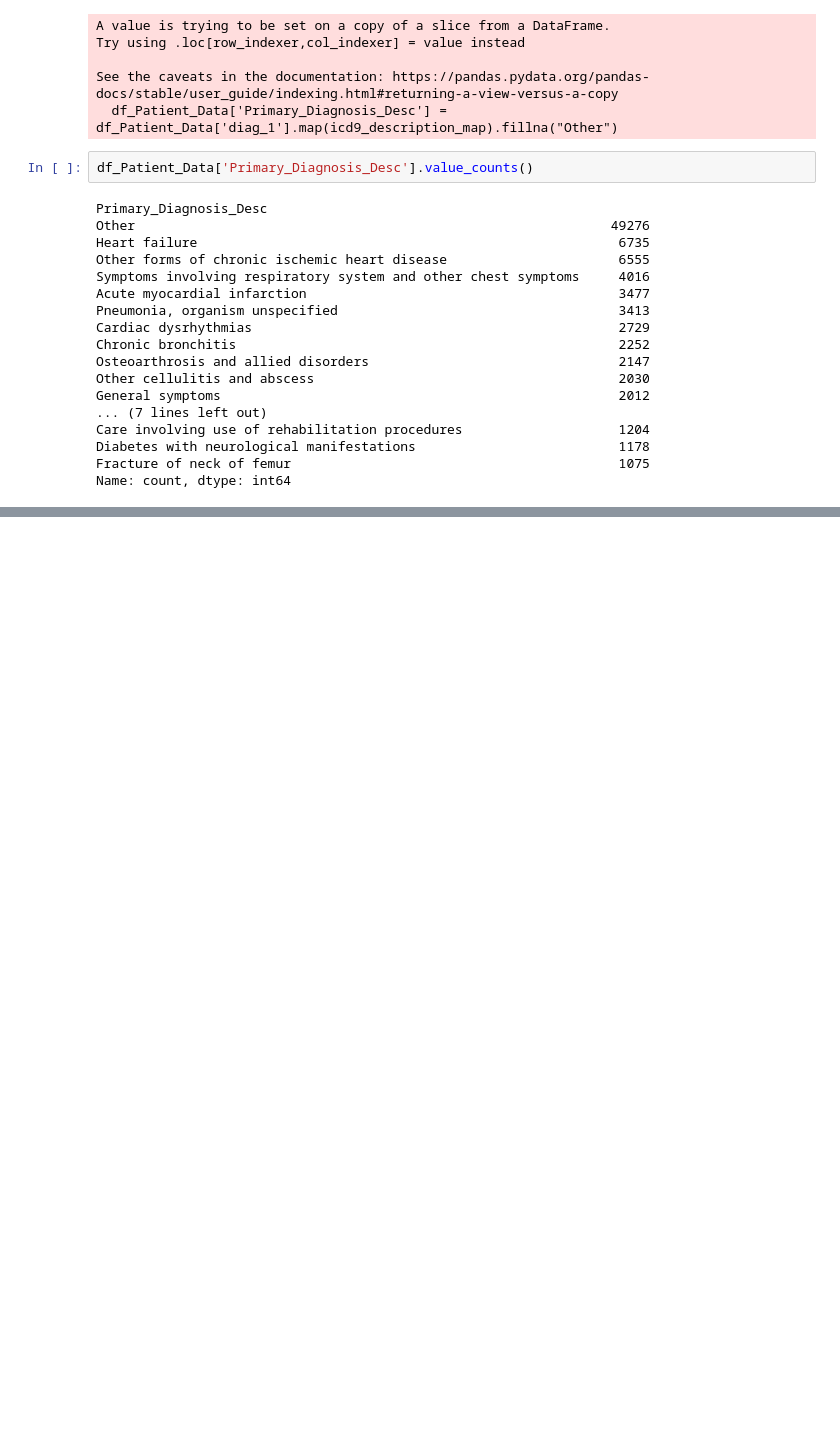
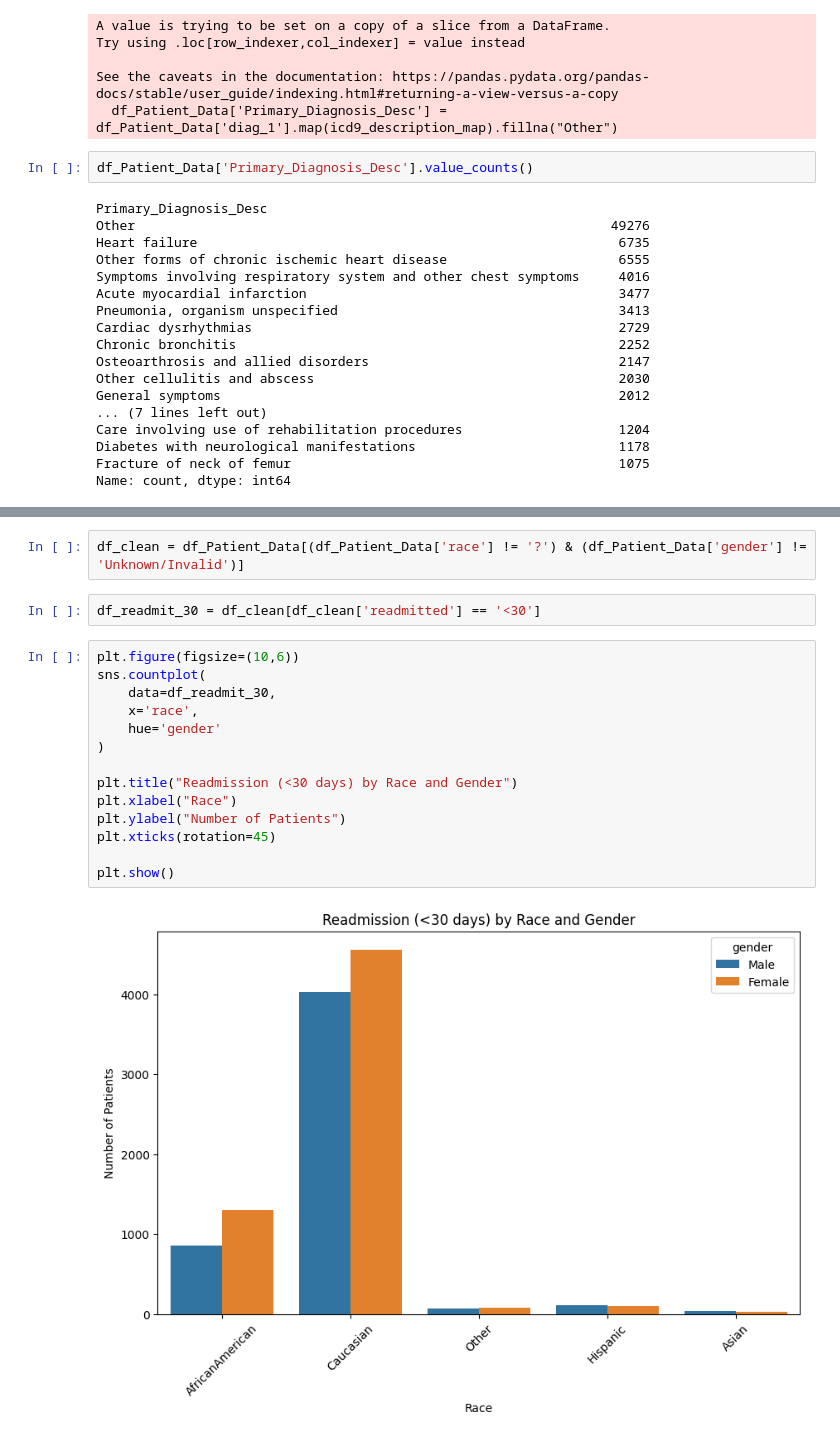
Before and after one commit to DiilaNa/Analyzing-diabetic-patient-readmissions, a Jupyter notebook: Notebooks/Technical_Appendix.ipynb, the cells around one changed output, grey strips where cells are left out. Drawn from its saved outputs; the diff is of its cells as text; blank space fills up the shorter version.

```diff
--- a/Notebooks/Technical_Appendix.ipynb
+++ b/Notebooks/Technical_Appendix.ipynb
@@ -464,0 +528,20 @@ Name: count, dtype: int64
+# %%
+df_clean = df_Patient_Data[(df_Patient_Data['race'] != '?') & (df_Patient_Data['gender'] != 'Unknown/Invalid')]
+# %%
+df_readmit_30 = df_clean[df_clean['readmitted'] == '<30']
+# %%
+plt.figure(figsize=(10,6))
+sns.countplot(
+    data=df_readmit_30,
+    x='race',
+    hue='gender'
+)
+
+plt.title("Readmission (<30 days) by Race and Gender")
+plt.xlabel("Race")
+plt.ylabel("Number of Patients")
+plt.xticks(rotation=45)
+
+plt.show()
+# %% [output]
+[figure, added]
```
Also changed, not shown: parts of 24 cells of this notebook.
